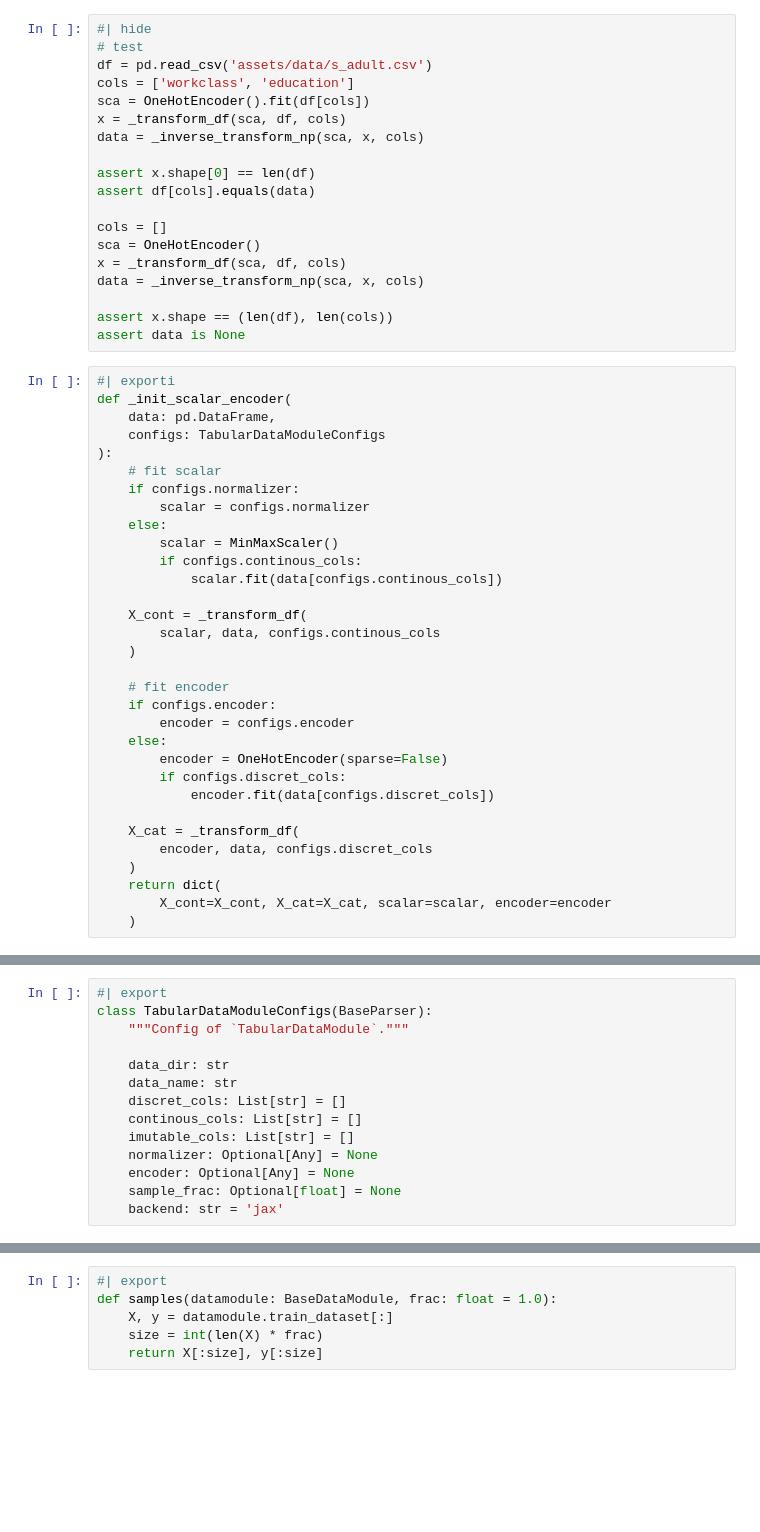
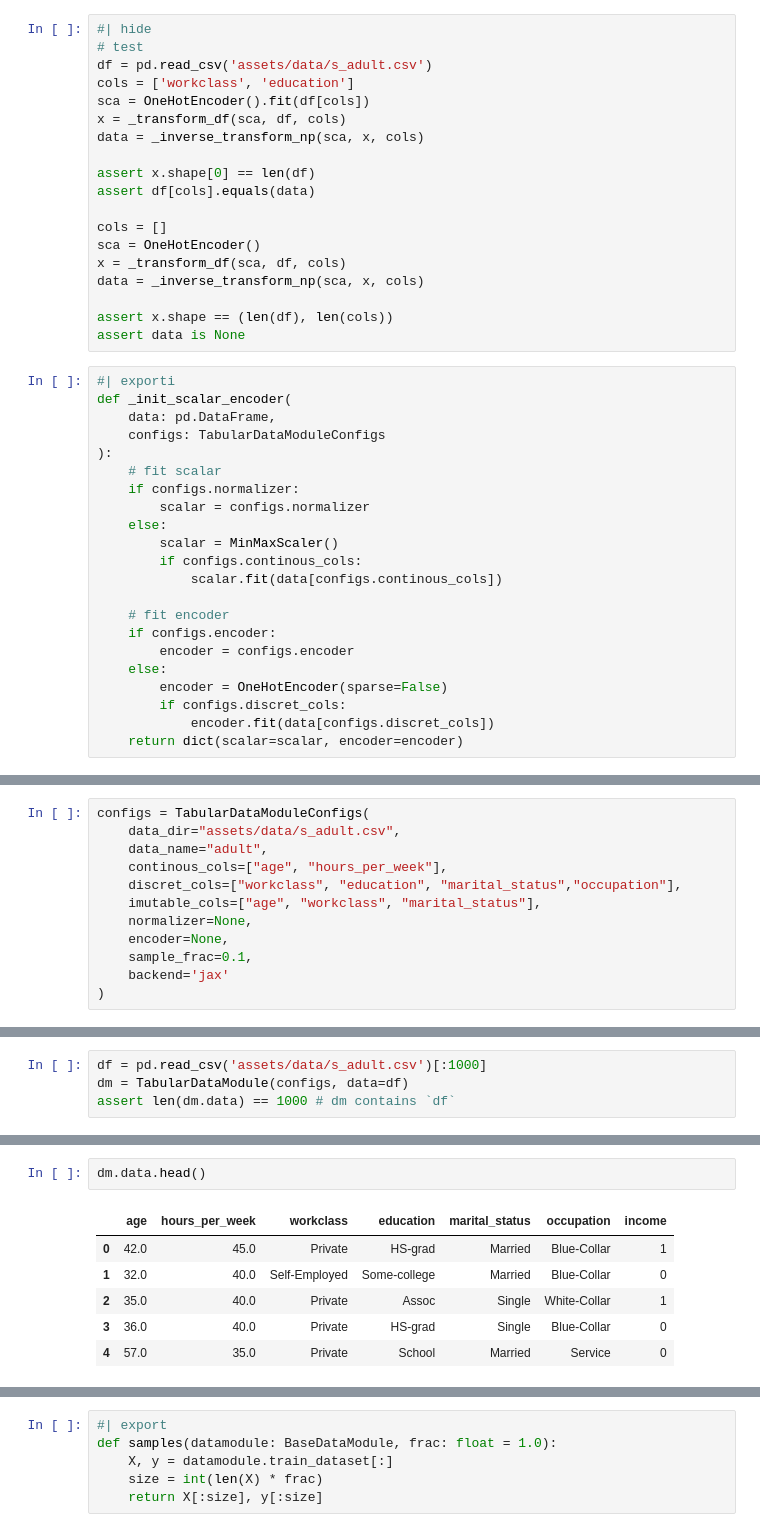
Before and after one commit to BirkhoffG/jax-relax, a Jupyter notebook: nbs/01_data.module.ipynb, the cells around one changed output, grey strips where cells are left out. Drawn from its saved outputs; the diff is of its cells as text; blank space fills up the shorter version.

Commit message:
Document data.module (#76)
* implemented `show_doc_parser` for documenting `BaseParser`
* added `_supported_backends` functions to show all supported backends

```diff
--- a/nbs/01_data.module.ipynb
+++ b/nbs/01_data.module.ipynb
@@ -225,10 +233,6 @@ def _init_scalar_encoder(
         if configs.continous_cols:
             scalar.fit(data[configs.continous_cols])
 
-    X_cont = _transform_df(
-        scalar, data, configs.continous_cols
-    )
-
     # fit encoder
     if configs.encoder:
         encoder = configs.encoder
@@ -236,10 +240,4 @@ def _init_scalar_encoder(
         encoder = OneHotEncoder(sparse=False)
         if configs.discret_cols:
             encoder.fit(data[configs.discret_cols])
-
-    X_cat = _transform_df(
-        encoder, data, configs.discret_cols
-    )
-    return dict(
-        X_cont=X_cont, X_cat=X_cat, scalar=scalar, encoder=encoder
-    )
+    return dict(scalar=scalar, encoder=encoder)
@@ -248,14 +243,0 @@ def _init_scalar_encoder(
-# %%
-#| export
-class TabularDataModuleConfigs(BaseParser):
-    """Config of `TabularDataModule`."""
-
-    data_dir: str
-    data_name: str
-    discret_cols: List[str] = []
-    continous_cols: List[str] = []
-    imutable_cols: List[str] = []
-    normalizer: Optional[Any] = None
-    encoder: Optional[Any] = None
-    sample_frac: Optional[float] = None
-    backend: str = 'jax'
@@ -262,3 +307,15 @@ class TabularDataModuleConfigs(BaseParser):
+# %%
+configs = TabularDataModuleConfigs(
+    data_dir="assets/data/s_adult.csv",
+    data_name="adult",
+    continous_cols=["age", "hours_per_week"],
+    discret_cols=["workclass", "education", "marital_status","occupation"],
+    imutable_cols=["age", "workclass", "marital_status"],
+    normalizer=None,
+    encoder=None,
+    sample_frac=0.1,
+    backend='jax'
+)
 # %%
 #| export
 class TabularDataModule(BaseDataModule):
@@ -387,0 +467,4 @@ class TabularDataModule(BaseDataModule):
+# %%
+df = pd.read_csv('assets/data/s_adult.csv')[:1000]
+dm = TabularDataModule(configs, data=df)
+assert len(dm.data) == 1000 # dm contains `df`
@@ -387,0 +495,9 @@ class TabularDataModule(BaseDataModule):
+# %%
+dm.data.head()
+# %% [output]
+|  | age | hours_per_week | workclass | education | marital_status | occupation | income |
+| 0 | 42.0 | 45.0 | Private | HS-grad | Married | Blue-Collar | 1 |
+| 1 | 32.0 | 40.0 | Self-Employed | Some-college | Married | Blue-Collar | 0 |
+| 2 | 35.0 | 40.0 | Private | Assoc | Single | White-Collar | 1 |
+| 3 | 36.0 | 40.0 | Private | HS-grad | Single | Blue-Collar | 0 |
+| 4 | 57.0 | 35.0 | Private | School | Married | Service | 0 |
```
Also changed, not shown: parts of 34 cells of this notebook, 7 other files.
